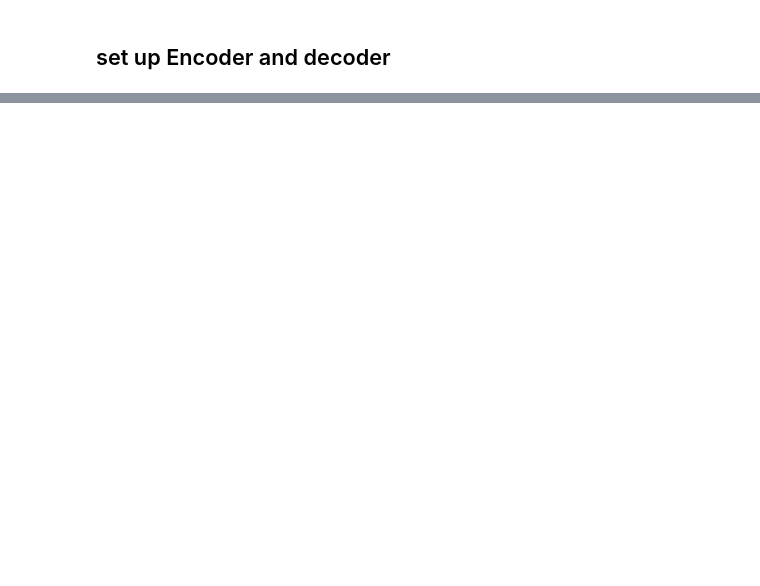
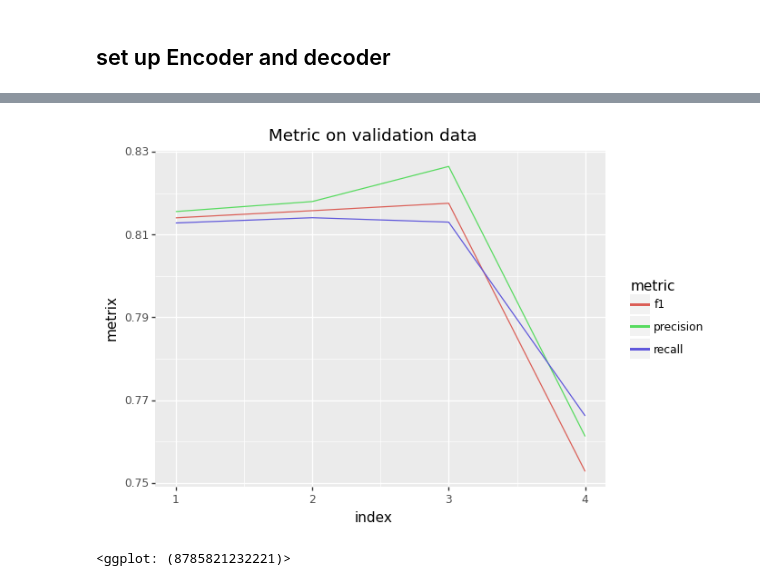
Before and after one commit to hango1996/NLP-group-project, a Jupyter notebook: code/Bert.ipynb, the cells around one changed output, grey strips where cells are left out. Cells and saved outputs as stored; diff of their text form; code cells hidden in the pictures; blank space fills up the shorter version.

```diff
--- a/code/Bert.ipynb
+++ b/code/Bert.ipynb
@@ -122,0 +217,7 @@ Tran.model
+# %%
+p9.ggplot(plot_df_val) +\
+     p9.geom_line(p9.aes(x = 'index', y = 'value', colour = 'metric')) +\
+     p9.labs(x = 'index', y = 'metrix', title="Metric on validation data")
+# %% [output]
+[figure, added]
+<ggplot: (8785821232221)>
```
Also changed, not shown: parts of 16 cells of this notebook.
